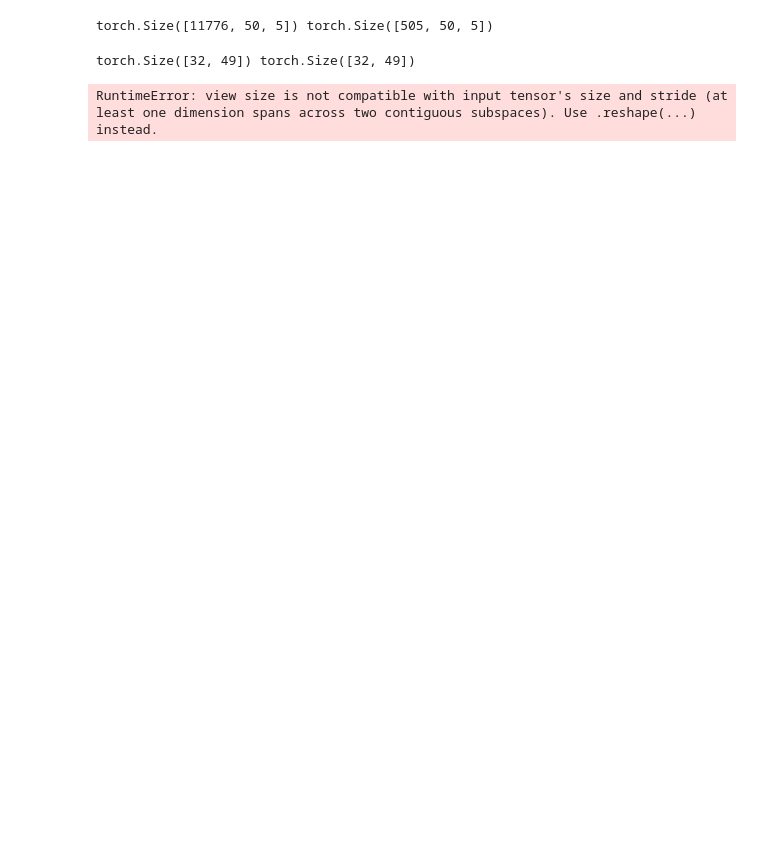
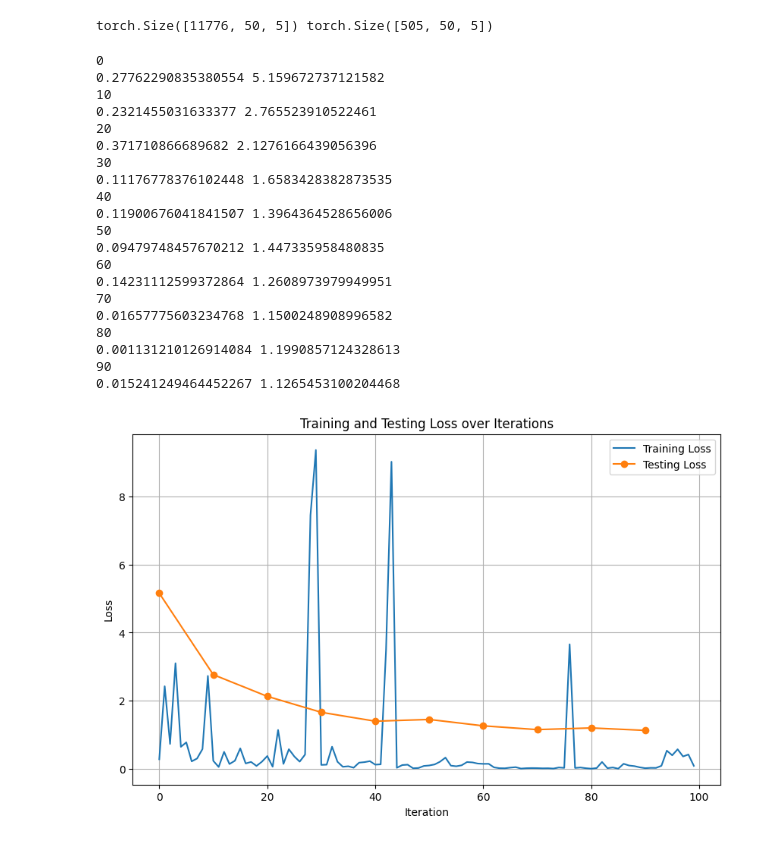
Before and after one commit to jonirajala/stocks-transformer, a Jupyter notebook: makemoney.ipynb, the cells around one changed output. Drawn from its saved outputs; the diff is of its cells as text; code cells hidden in the pictures; blank space fills up the shorter version.

```diff
--- a/makemoney.ipynb
+++ b/makemoney.ipynb
@@ -10,14 +29,23 @@ companies = df.groupby("Name")
+# %%
+testing_companies = ["AAL", "ZTS", 'DTE', 'DUK', 'DVA']
+
+testing_companies = df[df['Name'].isin(testing_companies)]
+training_companies = df[~df['Name'].isin(testing_companies)]
+
+testing_companies = testing_companies.groupby('Name')
+training_companies = training_companies.groupby('Name')
 # %%
 block_size = 50
 # %%
 train_prices = []
 test_prices = []
 features = ['open', 'volume', 'high', 'low', 'close']
-for name, company_df in companies:
+for name, company_df in training_companies:
     for i in range(0, len(company_df) - block_size + 1, block_size):
         block = company_df.iloc[i:i+block_size][features]
         train_prices.append(block.values.tolist())
     test_prices.append(train_prices.pop())
+
 train_prices = torch.tensor(train_prices)
 test_prices = torch.tensor(test_prices)
 
@@ -26,7 +54,7 @@ train_prices_flat = train_prices.view(-1, len(features))
 test_prices_flat = test_prices.view(-1, len(features))
 
 # Initialize the scaler
-scaler = MinMaxScaler()
+scaler = StandardScaler()
 
 # Fit the scaler on the training data and transform it
 train_prices_scaled_flat = scaler.fit_transform(train_prices_flat)
@@ -208,37 +235,59 @@ for i in range(iters):
     start_idx = batch_index * batch_size
     end_idx = (batch_index + 1) * batch_size
     x_train = train_prices_scaled[start_idx:end_idx]
-
+    x, y = x_train[:, :-1, :], x_train[:, 1:, 0]
+    x, y = x.to(device), y.to(device)
     optim.zero_grad()
 
-    logits, train_loss = model(x_train[:, :-1, :], x_train[:, 1:, 0])
+    logits, train_loss = model(x, y)
 
     train_loss.backward()
     torch.nn.utils.clip_grad_norm_(model.parameters(), 1.0)
     optim.step()
 
     train_losses.append(train_loss.item())
 
     if i % 10 == 0:
         print(i)
         with torch.no_grad():
             x_test = test_prices_scaled
-            _, test_loss = model(x_test[:, :-1, :], x_test[:, 1:, 0])
+            x_test, y_test = x_test[:, :-1, :], x_test[:, 1:, 0]
+            x_test, y_test = x_test.to(device), y_test.to(device)
+            _, test_loss = model(x_test, y_test)
             test_losses.append((i, test_loss.item()))
         print(train_loss.item(), test_loss.item())
 
 
 test_loss_indices, test_loss_values = zip(*test_losses)
 
 plt.figure(figsize=(10, 6))
 plt.plot(range(iters), train_losses, label='Training Loss')
 plt.plot(test_loss_indices, test_loss_values, label='Testing Loss', marker='o')
 plt.xlabel('Iteration')
 plt.ylabel('Loss')
 plt.title('Training and Testing Loss over Iterations')
 plt.legend()
 plt.grid(True)
 plt.show()
 # %% [output]
-torch.Size([32, 49]) torch.Size([32, 49])
+0
+0.27762290835380554 5.159672737121582
+10
+0.2321455031633377 2.765523910522461
+20
+0.371710866689682 2.1276166439056396
+30
+0.11176778376102448 1.6583428382873535
+40
+0.11900676041841507 1.3964364528656006
+50
+0.09479748457670212 1.447335958480835
+60
+0.14231112599372864 1.2608973979949951
+70
+0.01657775603234768 1.1500248908996582
+80
+0.001131210126914084 1.1990857124328613
+90
+0.015241249464452267 1.1265453100204468
-RuntimeError: view size is not compatible with input tensor's size and stride (at least one dimension spans across two contiguous subspaces). Use .reshape(...) instead.
+[figure, added]
```
Also changed, not shown: parts of 6 cells of this notebook.
